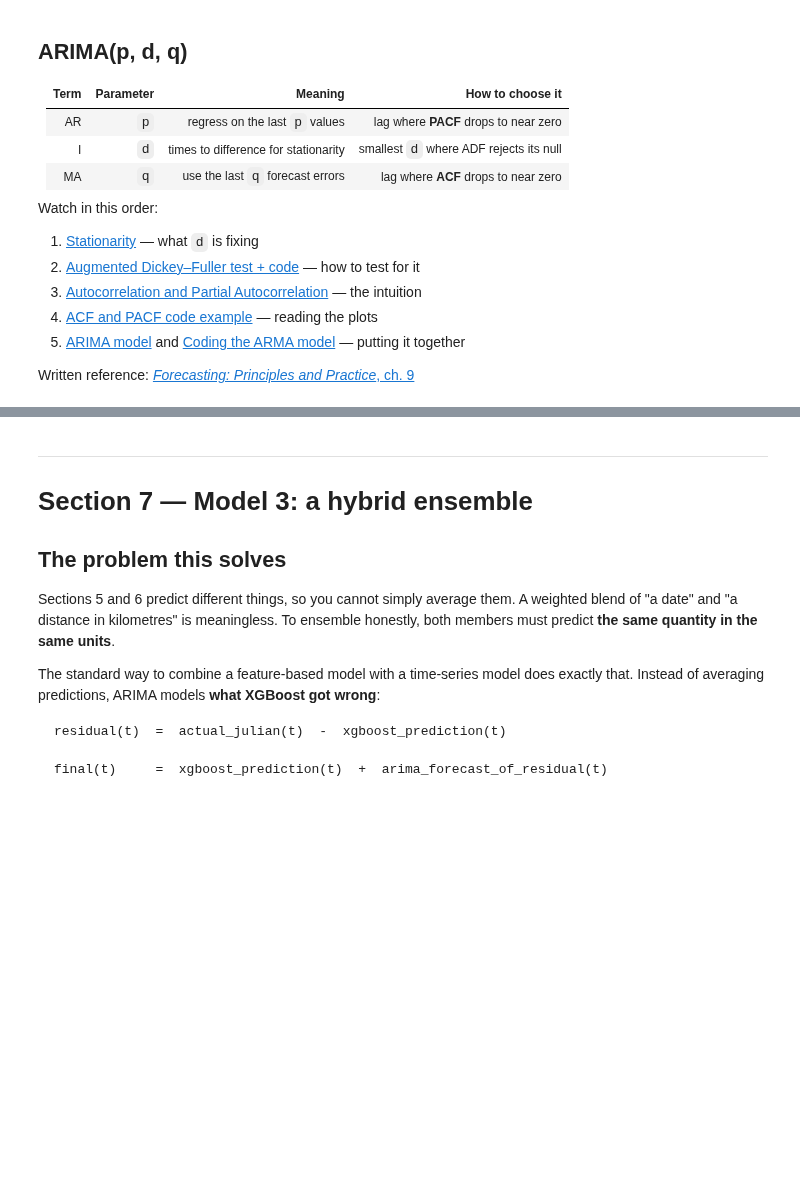
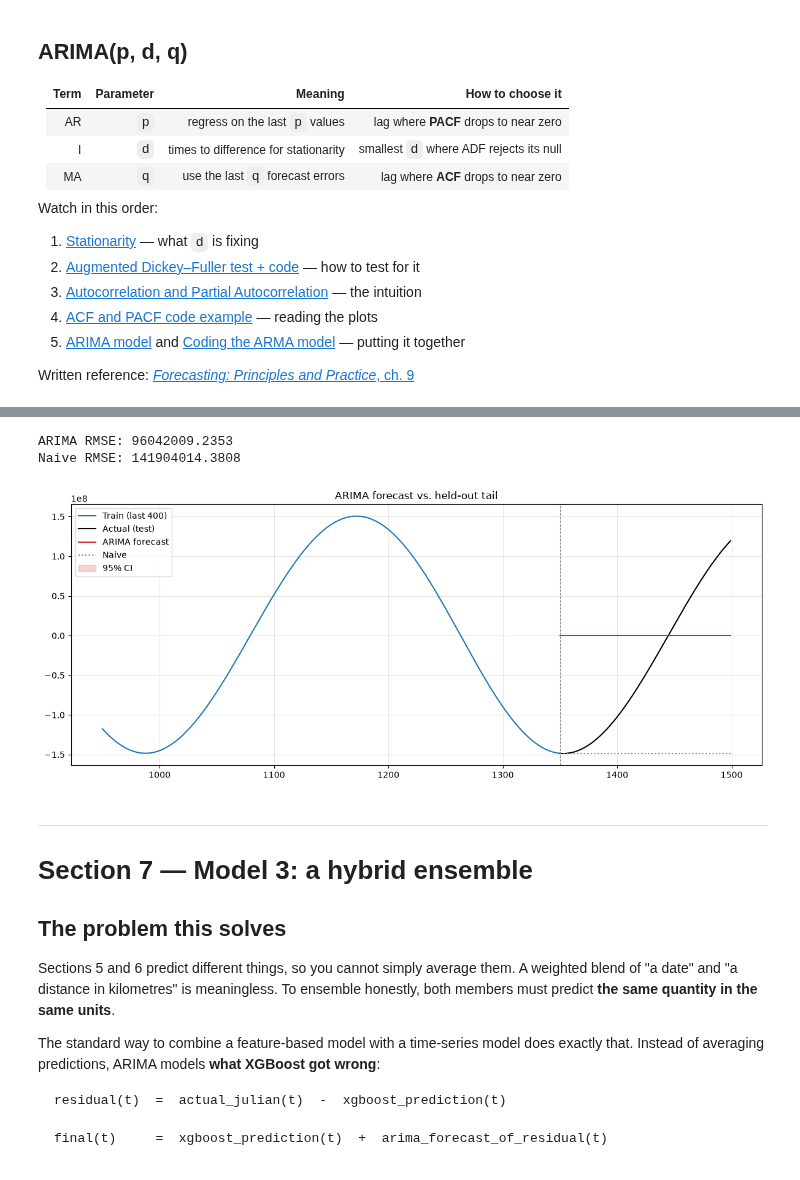
Before and after one commit to TAMU-Aggie-Data-Science-Club/fall2026-AIAA, a Jupyter notebook: adsc-deliverable1/deliverable1_planetary_motion.ipynb, the cells around one changed output, grey strips where cells are left out. Drawn from its saved outputs; the diff is of its cells as text; code cells hidden in the pictures; blank space fills up the shorter version.

```diff
--- a/adsc-deliverable1/deliverable1_planetary_motion.ipynb
+++ b/adsc-deliverable1/deliverable1_planetary_motion.ipynb
@@ -266,7 +295,9 @@ print(f'Keeping JD >=           : {jd_cutoff:,.1f}  (last {YEARS_TO_KEEP} years)
 parts = []
 reader = pd.read_csv(data_files[0], usecols=keep_cols, dtype=dtypes, chunksize=CHUNKSIZE)
 for chunk in reader:
-    pass  # <-- replace this with your filter
+    filtered = chunk[chunk[COL_JULIAN] >= jd_cutoff]
+    if len(filtered):
+       parts.append(filtered)
 
 if not parts:
     raise NotImplementedError('TODO (2): filter each chunk and append it to `parts`.')
@@ -324,7 +367,10 @@ Reference: [pandas — reshaping and pivot tables](https://pandas.pydata.org/doc
 #   - at least ~4 bodies represented, so the date is genuinely identifiable
 #   - no NaNs (drop rows where some body is missing)
 
-wide = None
+wide = raw.pivot_table(index=COL_JULIAN, columns=COL_BODY, values=STATE_COLS)
+wide.columns = [f'{body}_{var}' for var, body in wide.columns]
+wide = wide.reset_index()
+print(wide.columns)
 
 if wide is None:
     raise NotImplementedError('TODO (3): build the wide table.')
@@ -756,9 +973,9 @@ print('said was stationary -- that choice is your d.')
 #   for cand in [(1,1,0), (2,1,0), (1,1,1), (2,1,1)]:
 #       print(cand, ARIMA(ts_train, order=cand).fit().aic)
 
-p = None
-d = None
-q = None
+p = 2
+d = 1
+q = 0
 
 if None in (p, d, q):
     raise NotImplementedError('TODO (8): set p, d and q.')
@@ -768,34 +1003,66 @@ print(arima_fit.summary())
 # %%
 # TODO (9) — Forecast the held-out tail and judge it.
 #
 # (a) Forecast ARIMA_TEST steps ahead and get the confidence interval:
 #
 #       fc = arima_fit.get_forecast(steps=ARIMA_TEST)
 #       arima_pred = fc.predicted_mean.to_numpy()
 #       ci = fc.conf_int()                      # DataFrame, two columns
 #
 # (b) Score it against ts_test with rmse(), and compare to a naive forecast that
 #     just repeats the last training value. If ARIMA cannot beat that, say so --
 #     a negative result reported honestly is worth more than a flattering one.
 #
 #       naive = np.full(ARIMA_TEST, ts_train.iloc[-1])
 #
 # (c) Plot the last ~400 training points, the actual test values, and your
 #     forecast, with the confidence band shaded via ax.fill_between(...).
 #
 # (d) The band almost certainly widens with horizon. Explain why in one sentence.
 #
 # Store the forecast as `arima_pred` -- later cells reference it.
 
 arima_pred = None
 
 # YOUR CODE HERE
+fc = arima_fit.get_forecast(steps=ARIMA_TEST)
+arima_pred = fc.predicted_mean.to_numpy()
+ci = fc.conf_int()                      # DataFrame, two columns (lower, upper)
+lower = ci.iloc[:, 0].to_numpy()
+upper = ci.iloc[:, 1].to_numpy()
+
+y_true = ts_test.to_numpy()
+naive = np.full(ARIMA_TEST, ts_train.iloc[-1])
+
+arima_rmse = rmse(y_true, arima_pred)
+naive_rmse = rmse(y_true, naive)
+
+print(f"ARIMA RMSE: {arima_rmse:.4f}")
+print(f"Naive RMSE: {naive_rmse:.4f}")
+
+fig, ax = plt.subplots(figsize=(12, 5))
+tail = ts_train.iloc[-400:]
+ax.plot(tail.index, tail.values, label="Train (last 400)", color="tab:blue")
+ax.plot(ts_test.index, y_true, label="Actual (test)", color="black")
+ax.plot(ts_test.index, arima_pred, label="ARIMA forecast", color="tab:red")
+ax.plot(ts_test.index, naive, label="Naive", color="gray", linestyle=":")
+ax.fill_between(ts_test.index, lower, upper, color="tab:red", alpha=0.2,
+                label="95% CI")
+ax.axvline(ts_test.index[0], color="gray", linestyle="--", linewidth=0.8)
+ax.set_title("ARIMA forecast vs. held-out tail")
+ax.legend()
+plt.tight_layout()
+plt.show()
 
 if arima_pred is None:
     raise NotImplementedError('TODO (9): produce arima_pred and plot the forecast.')
 
 # YOUR ANSWER to (d):
-#
+# Each forecast step compounds the uncertainty from previous unobserved shocks. The farther you go, more unknown innovations contribute to the width of the interval.
+# %% [output]
+ARIMA RMSE: 96042009.2353
+Naive RMSE: 141904014.3808
+[figure, added]
 # %% [markdown]
 ---
 # Section 7 — Model 3: a hybrid ensemble
```
Also changed, not shown: parts of 24 cells of this notebook.
